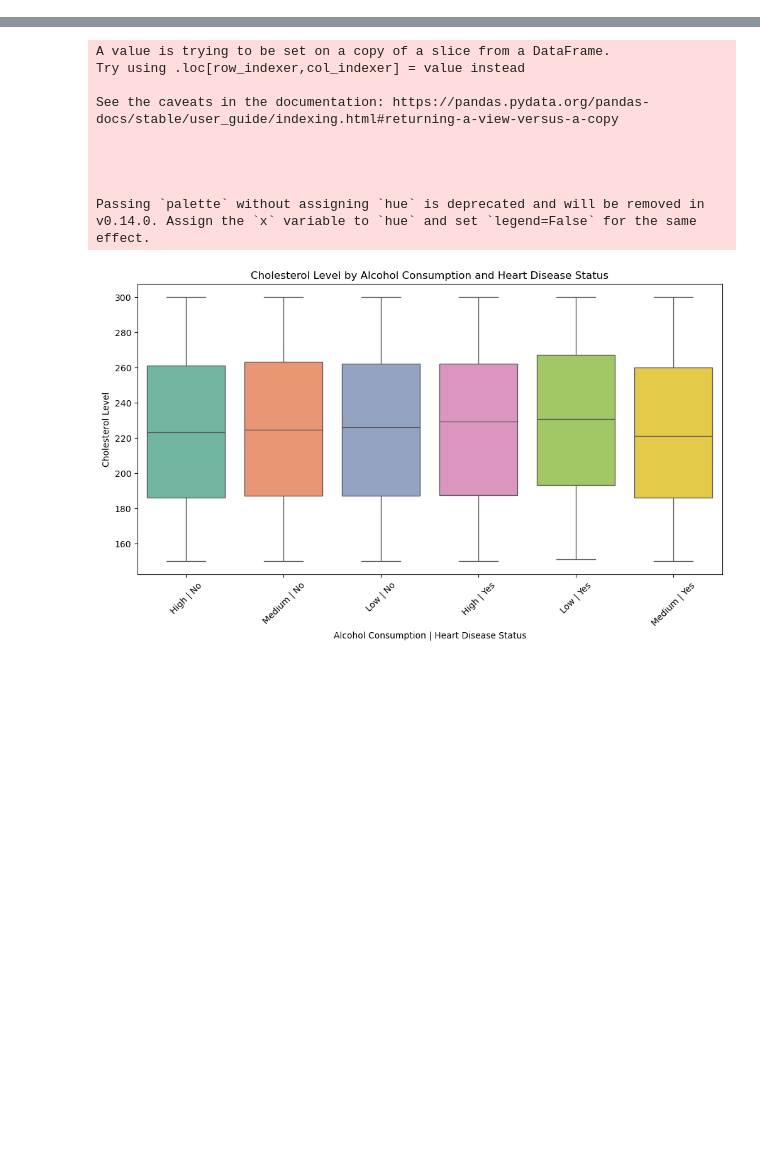
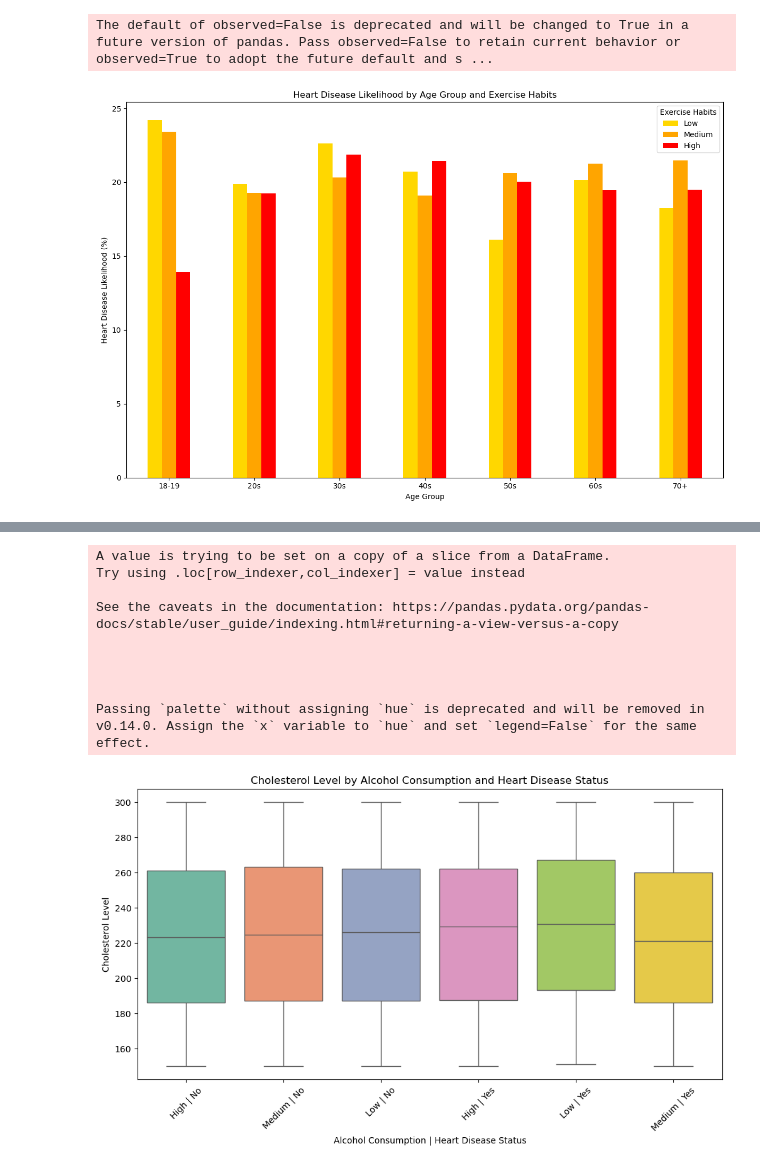
Before and after one commit to IsaacFerry/CS445-Final-Project, a Jupyter notebook: Joshs_Graphs.ipynb, the cells around one changed output, grey strips where cells are left out. Drawn from its saved outputs; the diff is of its cells as text; code cells hidden in the pictures; blank space fills up the shorter version.

Commit message:
added markups for graphs

```diff
--- a/Joshs_Graphs.ipynb
+++ b/Joshs_Graphs.ipynb
@@ -56,0 +27,28 @@ plt.show()
+# %%
+# Redefine and and create age groups
+bins = [17, 19, 29, 39, 49, 59, 69, df['Age'].max()]
+labels = ['18-19', '20s', '30s', '40s', '50s', '60s', '70+']
+df['Age_Group'] = pd.cut(df['Age'], bins=bins, labels=labels, right=True)
+
+# group data by age group and exercise habits and calculate heart disease likelihood per group (%)
+grouped = df.groupby(['Age_Group', 'Exercise Habits'])['Heart Disease Status'].apply(
+    lambda x: (x == 'Yes').mean() * 100
+).reset_index(name='Heart Disease Likelihood')
+
+# create a pivot table for plotting
+age_order = ['18-19', '20s', '30s', '40s', '50s', '60s', '70+']
+pivot_df = grouped.pivot(index='Age_Group', columns='Exercise Habits', values='Heart Disease Likelihood')
+pivot_df = pivot_df.reindex(age_order)
+
+# Plotting the pivot table
+pivot_df[['Low', 'Medium', 'High']  ].plot(kind='bar', figsize=(12, 8),color=['gold', 'orange', 'red'])
+plt.title('Heart Disease Likelihood by Age Group and Exercise Habits')
+plt.xlabel('Age Group')
+plt.ylabel('Heart Disease Likelihood (%)')
+plt.xticks(rotation=0)
+plt.legend(title='Exercise Habits')
+plt.tight_layout()
+plt.show()
+# %% [output]
+The default of observed=False is deprecated and will be changed to True in a future version of pandas. Pass observed=False to retain current behavior or observed=True to adopt the future default and s ...
+[figure, added]
```
Also changed, not shown: parts of 10 cells of this notebook.
